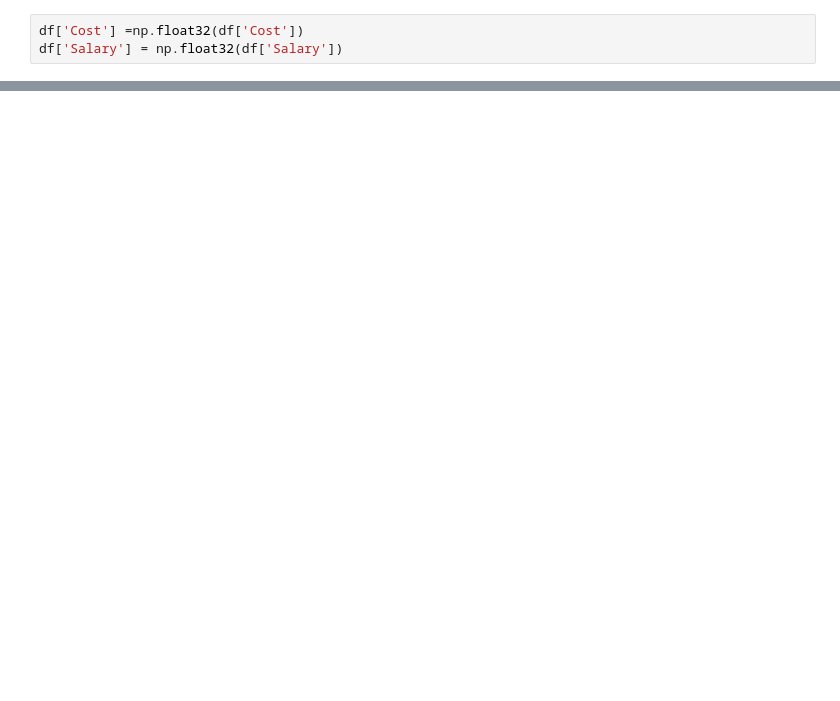
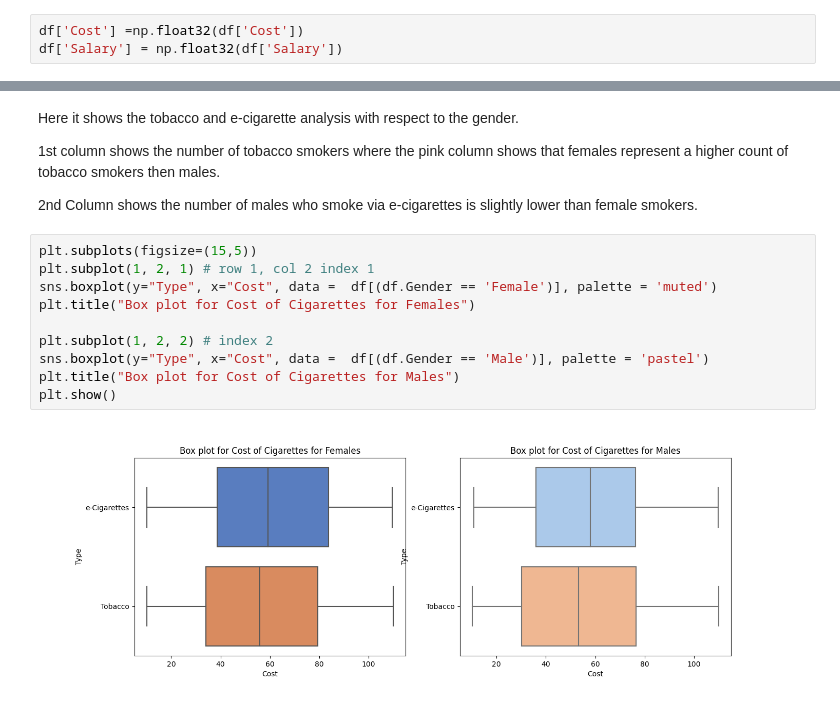
Before and after one commit to MSoD1/Programming-for-Data-Analysis, a Jupyter notebook: Project1_Synthesis_Data.ipynb, the cells around one changed output, grey strips where cells are left out. Cells and saved outputs as stored; diff of their text form; blank space fills up the shorter version.

```diff
--- a/Project1_Synthesis_Data.ipynb
+++ b/Project1_Synthesis_Data.ipynb
@@ -150,0 +168,18 @@ df2.groupby(['Type', 'Gender']).agg([np.mean, np.std]).round(2)
+# %% [markdown]
+Here it shows the tobacco and e-cigarette analysis with respect to the gender.
+
+1st column shows the number of tobacco smokers where the pink column shows that females represent a higher count of tobacco smokers then males.
+
+2nd Column shows the number of males who smoke via e-cigarettes is slightly lower than female smokers.
+# %%
+plt.subplots(figsize=(15,5))
+plt.subplot(1, 2, 1) # row 1, col 2 index 1
+sns.boxplot(y="Type", x="Cost", data =  df[(df.Gender == 'Female')], palette = 'muted')
+plt.title("Box plot for Cost of Cigarettes for Females")
+
+plt.subplot(1, 2, 2) # index 2
+sns.boxplot(y="Type", x="Cost", data =  df[(df.Gender == 'Male')], palette = 'pastel')
+plt.title("Box plot for Cost of Cigarettes for Males")
+plt.show()
+# %% [output]
+[figure, added]
```
Also changed, not shown: parts of 44 cells of this notebook.
